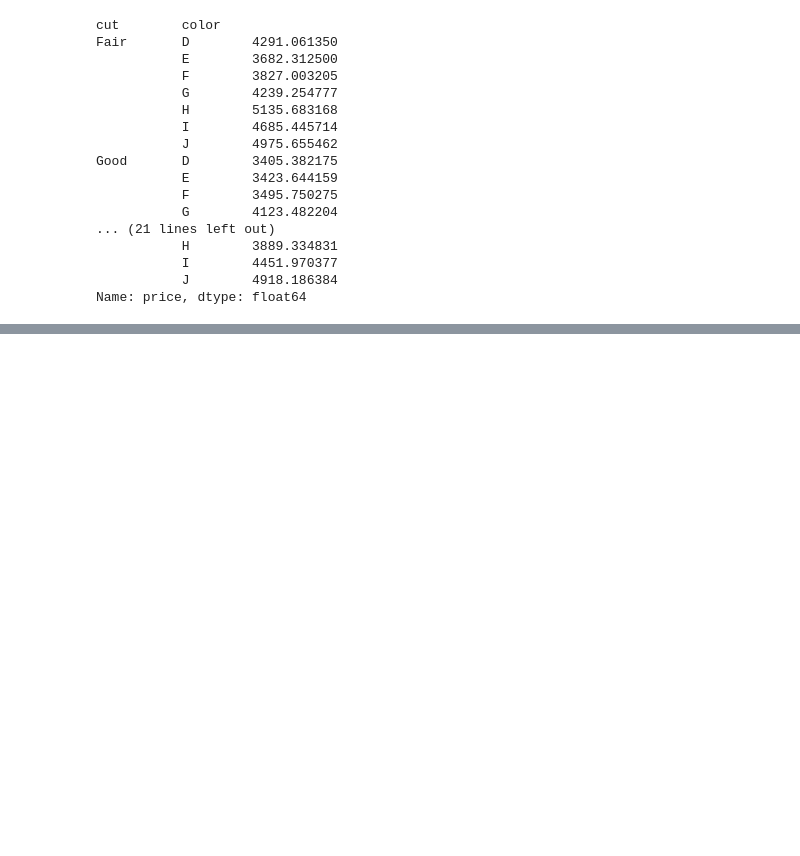
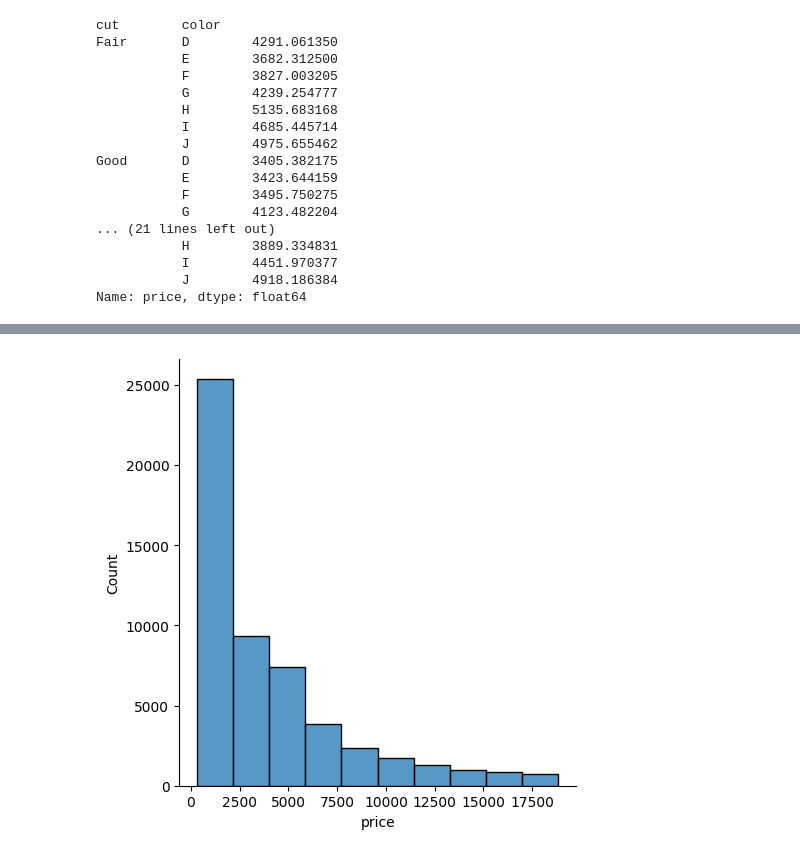
Before and after one commit to krmsmsk/Data_Analysis_With_Python, a Jupyter notebook: 1 - Exploring_Data_Analysis/Exploring_Data_Analysis.ipynb, the cells around one changed output, grey strips where cells are left out. Cells and saved outputs as stored; diff of their text form; code cells hidden in the pictures; blank space fills up the shorter version.

```diff
--- a/1 - Exploring_Data_Analysis/Exploring_Data_Analysis.ipynb
+++ b/1 - Exploring_Data_Analysis/Exploring_Data_Analysis.ipynb
@@ -266,0 +278,6 @@ Name: price, dtype: float64
+# %%
+(sns.displot(df.price,
+             bins= 10, # Kaç sütun ile gösterileceğini seçmemizi sağlar.
+             kde = False)); # Yoğunluk grafiğini istemiyorum. Onu altta ayrı ele alacağım.
+# %% [output]
+[figure, added]
```
Also changed, not shown: parts of 4 cells of this notebook.
